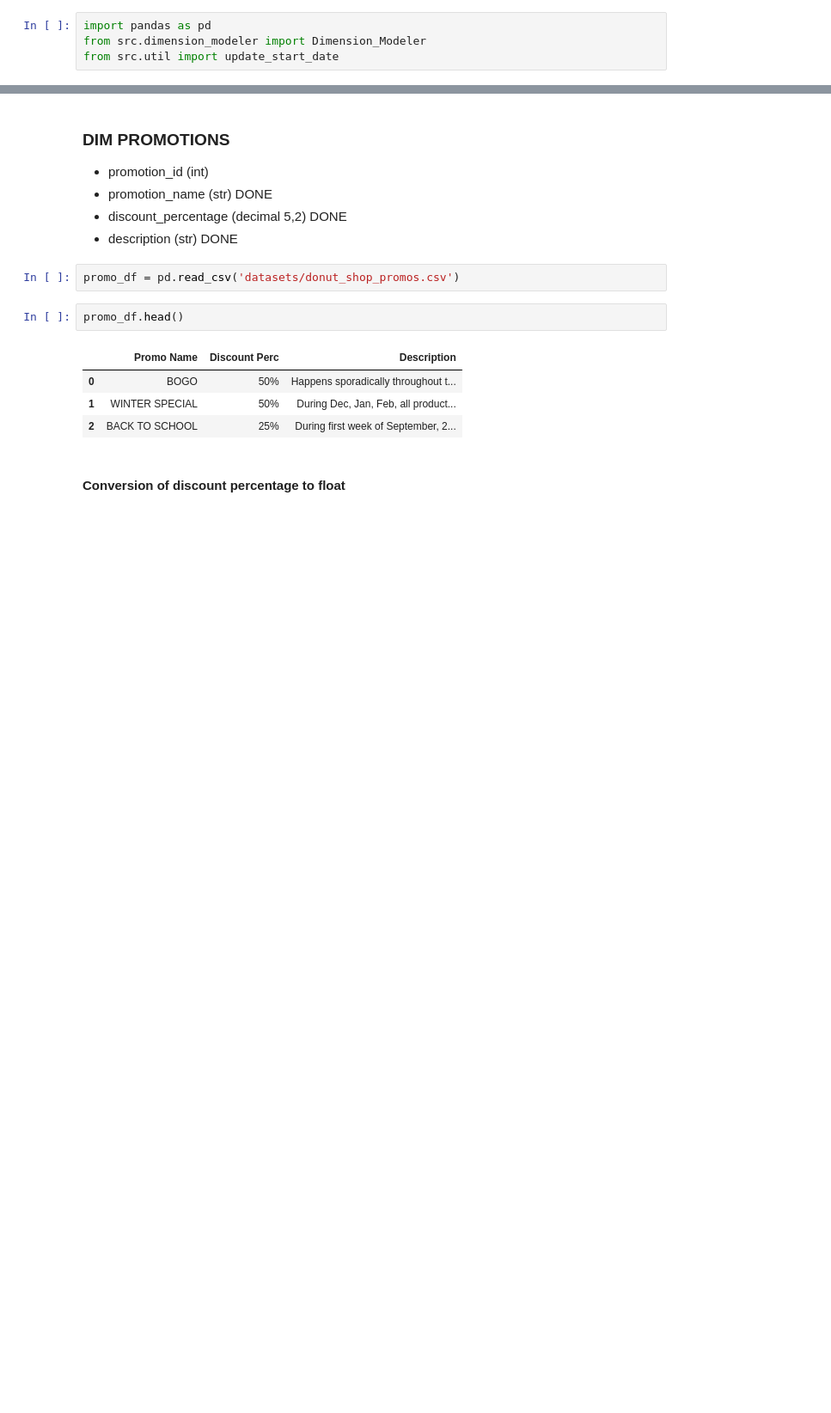
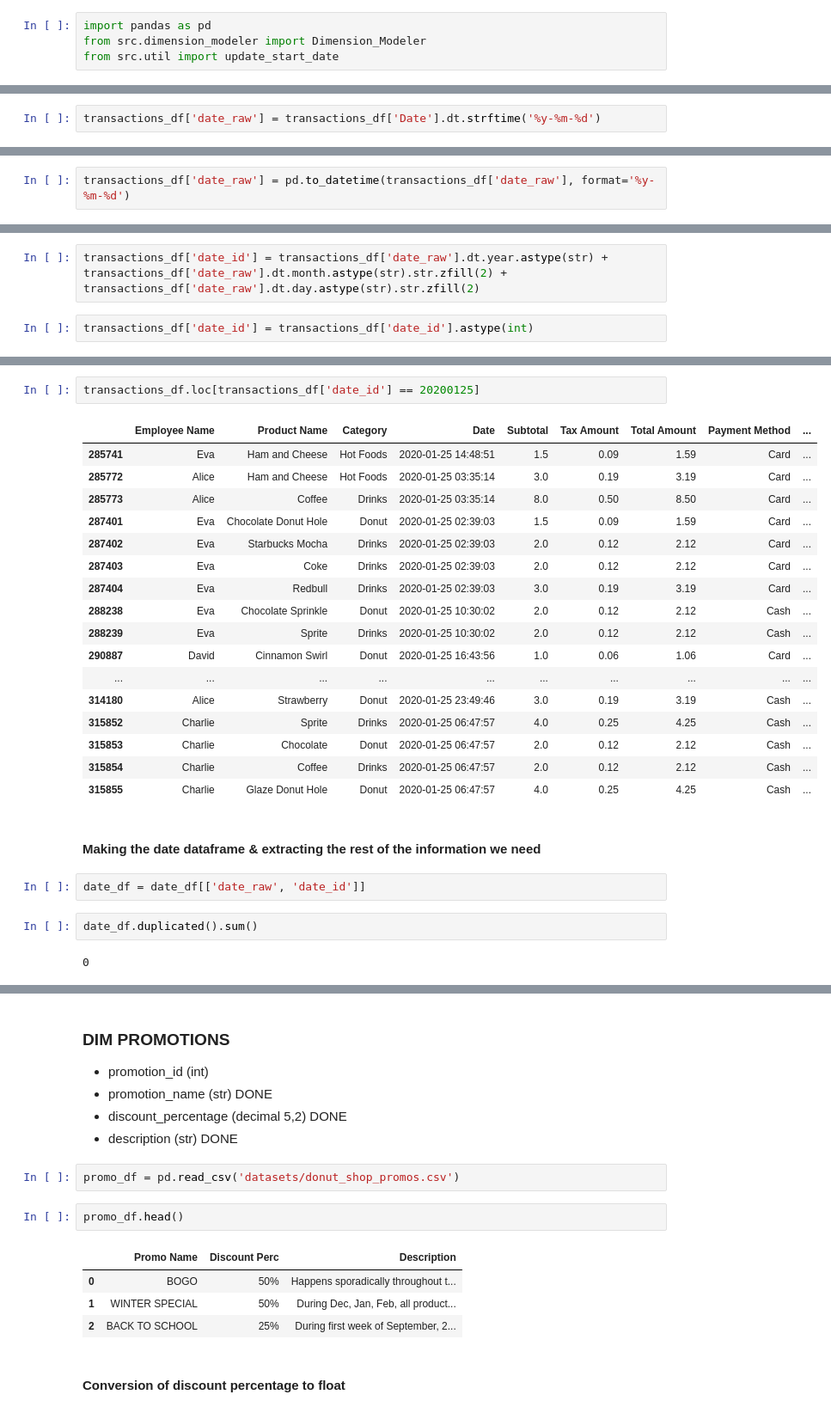
Before and after one commit to SaadNasir92/Donut-Shop-Dashboard, a Jupyter notebook: dataset_analysis.ipynb, the cells around one changed output, grey strips where cells are left out. Shown at 86% size. Drawn from its saved outputs; the diff is of its cells as text; blank space fills up the shorter version.

```diff
--- a/dataset_analysis.ipynb
+++ b/dataset_analysis.ipynb
@@ -4,0 +38,2 @@ from src.util import update_start_date
+# %%
+transactions_df['date_raw'] = transactions_df['Date'].dt.strftime('%y-%m-%d')
@@ -4,0 +50,2 @@ from src.util import update_start_date
+# %%
+transactions_df['date_raw'] = pd.to_datetime(transactions_df['date_raw'], format='%y-%m-%d')
@@ -4,0 +77,4 @@ from src.util import update_start_date
+# %%
+transactions_df['date_id'] = transactions_df['date_raw'].dt.year.astype(str) + transactions_df['date_raw'].dt.month.astype(str).str.zfill(2) + transactions_df['date_raw'].dt.day.astype(str).str.zfill(2)
+# %%
+transactions_df['date_id'] = transactions_df['date_id'].astype(int)
@@ -4,0 +129,28 @@ from src.util import update_start_date
+# %%
+transactions_df.loc[transactions_df['date_id'] == 20200125]
+# %% [output]
+|  | Employee Name | Product Name | Category | Date | Subtotal | Tax Amount | Total Amount | Payment Method | ... |
+| 285741 | Eva | Ham and Cheese | Hot Foods | 2020-01-25 14:48:51 | 1.5 | 0.09 | 1.59 | Card | ... |
+| 285772 | Alice | Ham and Cheese | Hot Foods | 2020-01-25 03:35:14 | 3.0 | 0.19 | 3.19 | Card | ... |
+| 285773 | Alice | Coffee | Drinks | 2020-01-25 03:35:14 | 8.0 | 0.50 | 8.50 | Card | ... |
+| 287401 | Eva | Chocolate Donut Hole | Donut | 2020-01-25 02:39:03 | 1.5 | 0.09 | 1.59 | Card | ... |
+| 287402 | Eva | Starbucks Mocha | Drinks | 2020-01-25 02:39:03 | 2.0 | 0.12 | 2.12 | Card | ... |
+| 287403 | Eva | Coke | Drinks | 2020-01-25 02:39:03 | 2.0 | 0.12 | 2.12 | Card | ... |
+| 287404 | Eva | Redbull | Drinks | 2020-01-25 02:39:03 | 3.0 | 0.19 | 3.19 | Card | ... |
+| 288238 | Eva | Chocolate Sprinkle | Donut | 2020-01-25 10:30:02 | 2.0 | 0.12 | 2.12 | Cash | ... |
+| 288239 | Eva | Sprite | Drinks | 2020-01-25 10:30:02 | 2.0 | 0.12 | 2.12 | Cash | ... |
+| 290887 | David | Cinnamon Swirl | Donut | 2020-01-25 16:43:56 | 1.0 | 0.06 | 1.06 | Card | ... |
+| ... | ... | ... | ... | ... | ... | ... | ... | ... | ... |
+| 314180 | Alice | Strawberry | Donut | 2020-01-25 23:49:46 | 3.0 | 0.19 | 3.19 | Cash | ... |
+| 315852 | Charlie | Sprite | Drinks | 2020-01-25 06:47:57 | 4.0 | 0.25 | 4.25 | Cash | ... |
+| 315853 | Charlie | Chocolate | Donut | 2020-01-25 06:47:57 | 2.0 | 0.12 | 2.12 | Cash | ... |
+| 315854 | Charlie | Coffee | Drinks | 2020-01-25 06:47:57 | 2.0 | 0.12 | 2.12 | Cash | ... |
+| 315855 | Charlie | Glaze Donut Hole | Donut | 2020-01-25 06:47:57 | 4.0 | 0.25 | 4.25 | Cash | ... |
+# %% [markdown]
+#### Making the date dataframe & extracting the rest of the information we need
+# %%
+date_df = date_df[['date_raw', 'date_id']]
+# %%
+date_df.duplicated().sum()
+# %% [output]
+0
```
Also changed, not shown: parts of 30 cells of this notebook, 2 other files.
